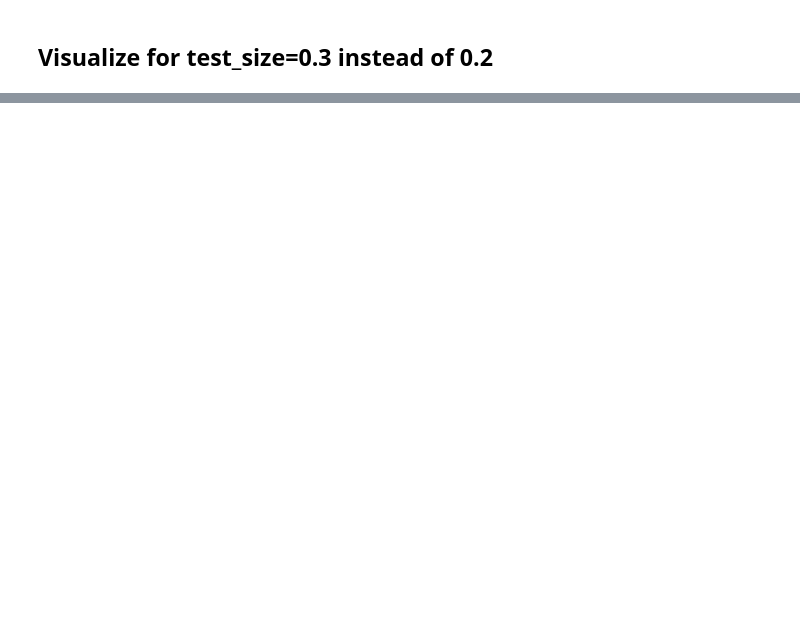
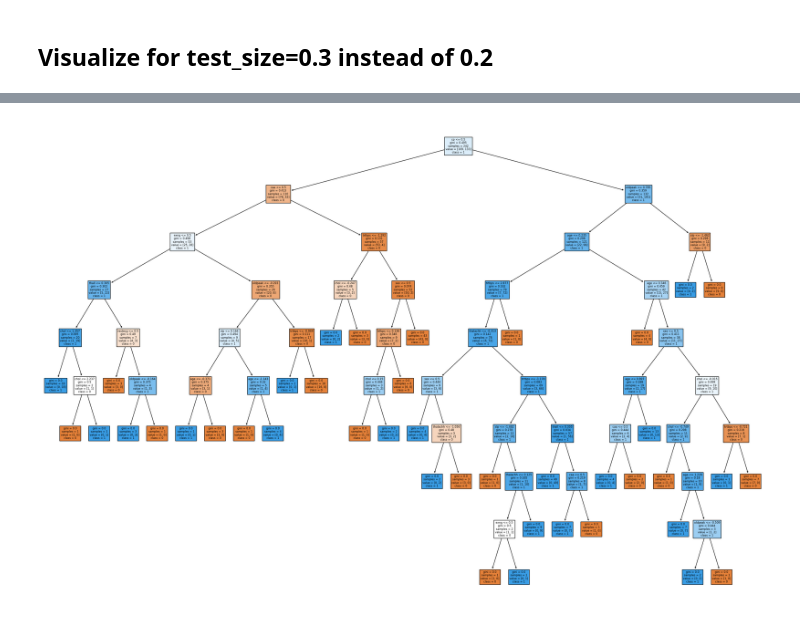
Before and after one commit to TimeLegend35/ml_group4_heart_attack, a Jupyter notebook: tobi.ipynb, the cells around one changed output, grey strips where cells are left out. Drawn from its saved outputs; the diff is of its cells as text; code cells hidden in the pictures; blank space fills up the shorter version.

```diff
--- a/tobi.ipynb
+++ b/tobi.ipynb
@@ -163,0 +228,16 @@ plt.show()
+# %%
+from sklearn import tree
+from sklearn.tree import DecisionTreeClassifier
+
+dt = DecisionTreeClassifier()
+dt.fit(X_train, y_train)
+
+# Assuming your decision tree model is dt
+plt.figure(figsize=(30,20))  # Set the figure size
+tree.plot_tree(dt,
+               feature_names = X_train.columns,  # use your dataframe's column names here
+               class_names=['0','1'],  # assuming your target variable is binary. Change as needed
+               filled = True)
+plt.show()
+# %% [output]
+[figure, added]
```
Also changed, not shown: parts of 4 cells of this notebook.
